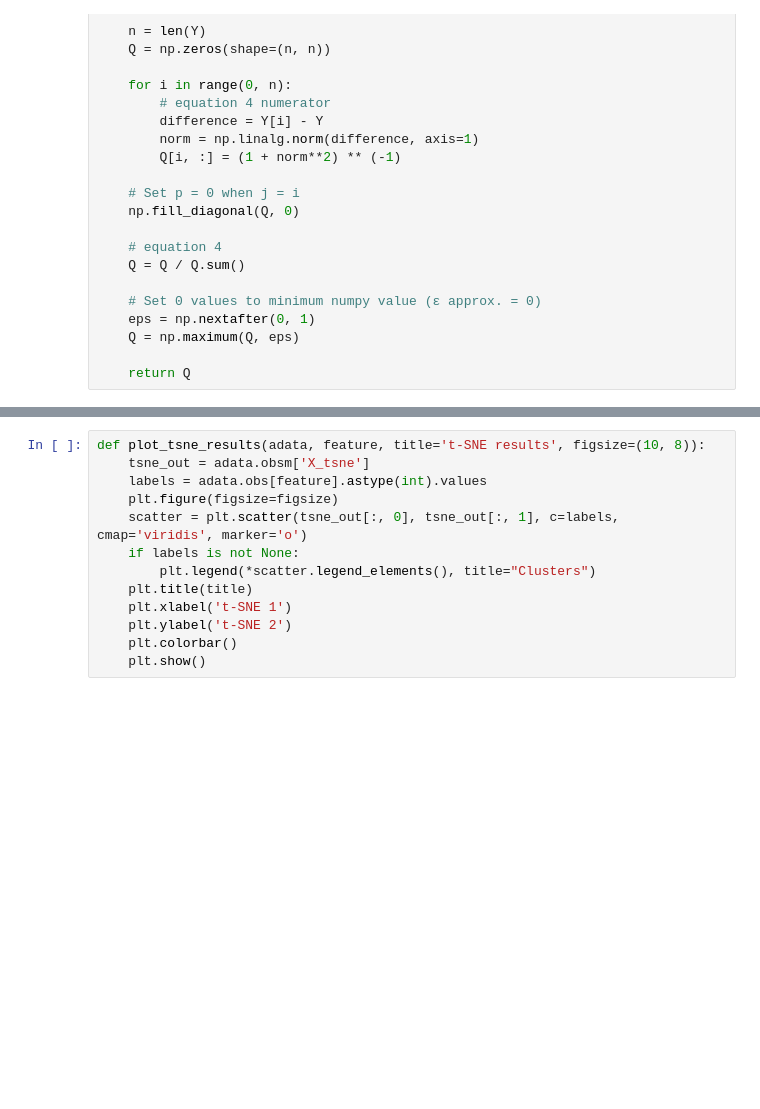
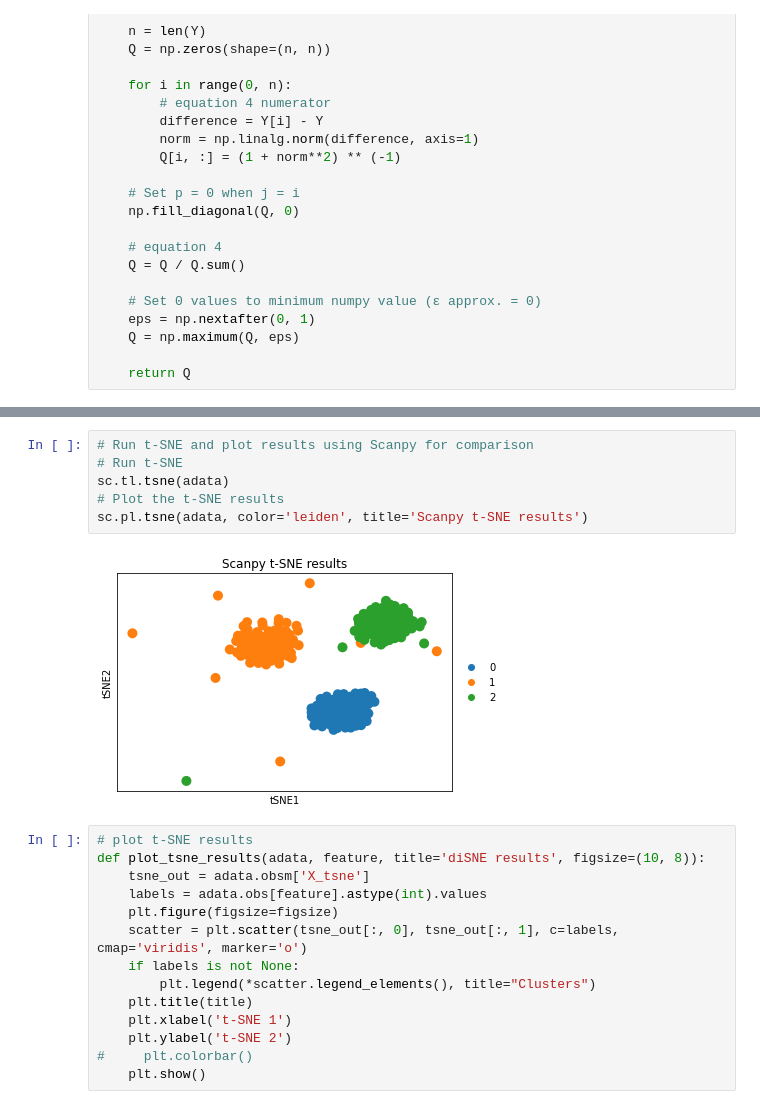
Before and after one commit to TanviJain2803/di-SNE, a Jupyter notebook: example-files/updated_tsne.ipynb, the cells around one changed output, grey strips where cells are left out. Cells and saved outputs as stored; diff of their text form; blank space fills up the shorter version.

```diff
--- a/example-files/updated_tsne.ipynb
+++ b/example-files/updated_tsne.ipynb
@@ -489,5 +320,14 @@ Shape of the labels: (300,)
+# %%
+# Run t-SNE and plot results using Scanpy for comparison
+# Run t-SNE
+sc.tl.tsne(adata)
+# Plot the t-SNE results
+sc.pl.tsne(adata, color='leiden', title='Scanpy t-SNE results')
+# %% [output]
+[figure, added]
 # %%
-def plot_tsne_results(adata, feature, title='t-SNE results', figsize=(10, 8)):
+# plot t-SNE results
+def plot_tsne_results(adata, feature, title='diSNE results', figsize=(10, 8)):
     tsne_out = adata.obsm['X_tsne']
     labels = adata.obs[feature].astype(int).values
     plt.figure(figsize=figsize)
@@ -497,7 +337,7 @@ def plot_tsne_results(adata, feature, title='t-SNE results', figsize=(10, 8)):
     plt.title(title)
     plt.xlabel('t-SNE 1')
     plt.ylabel('t-SNE 2')
-    plt.colorbar()
+#     plt.colorbar()
     plt.show()
 # %%
 diSNE(adata, 10, 1000, 4, 2)
```
Also changed, not shown: parts of 16 cells of this notebook, 18 other files.
